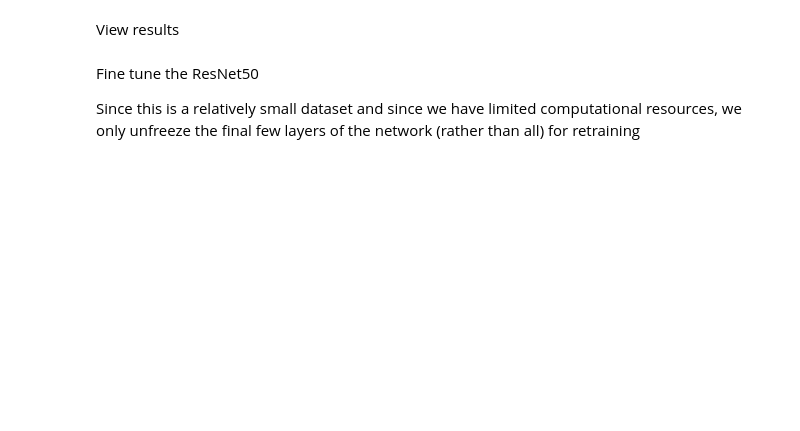
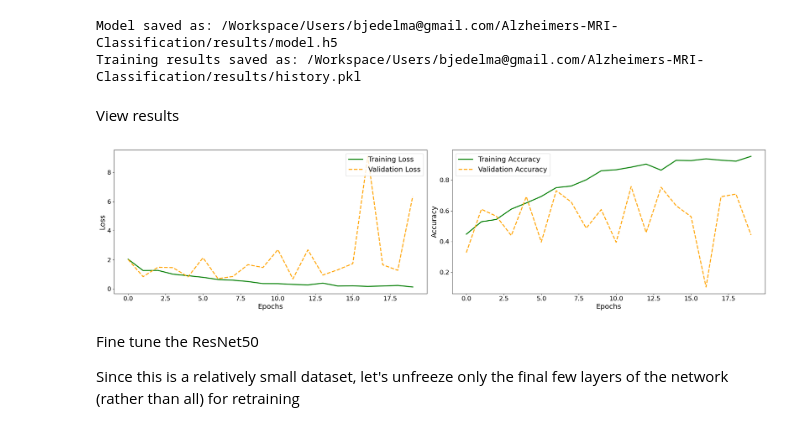
Before and after one commit to BradleyEdelman/Alzheimers-MRI-Classification, a Jupyter notebook: notebooks/03_ResNet50_transfer_learning.ipynb, the cells around one changed output. Saved outputs shown, nothing was run; the diff lists cells and outputs as text; code cells hidden in the pictures; blank space fills up the shorter version.

```diff
--- a/notebooks/03_ResNet50_transfer_learning.ipynb
+++ b/notebooks/03_ResNet50_transfer_learning.ipynb
@@ -63 +51,12 @@ clear_output(wait=False)
+# %%
+# Load data file and unpack contents
+s3_file_path = 'AD_MRI_classification/preprocessed/data_pre.pkl'
+file_path = f"/dbfs/mnt/{s3_file_path}"
+
+with open(file_path, 'rb') as f:
+    train_data, train_lab, test_data, test_lab = pickle.load(f)
+
+# Convert labels to categorical
+train_lab_cat = to_categorical(train_lab.astype('int8'), num_classes=4)
+test_lab_cat = to_categorical(test_lab.astype('int8'), num_classes=4)
 # %% [markdown]
@@ -65,8 +64,6 @@ clear_output(wait=False)
 # %%
-test_lab_idx = np.asarray(test.iloc[:].label)
-
-# Modify the ResNet50 model to accept grayscale images
-res_model = applications.ResNet50(include_top=False, weights=None, input_shape=(128, 128, 3))
+# load ResNet50
+res_model = applications.ResNet50(include_top=False, weights=None, input_shape=(train_data.shape[1], train_data.shape[2], 3))
 
 # Freeze all layers except the last block
 for layer in res_model.layers[:-10]:
@@ -81,4 +78,4 @@ input_layer = layers.Input(shape=(128, 128, 1))
 x = layers.Conv2D(3, (3, 3), padding='same')(input_layer)
 x = res_model(x)
 x = layers.Flatten()(x)
-x = layers.Dense(4, activation='softmax')(x)  # Add Dense layer with number of classes
+x = layers.Dense(len(np.unique(train_lab)), activation='softmax')(x)  # Add Dense layer with number of unique classes
@@ -94,10 +129,6 @@ model.summary()
 # %%
-# Convert labels to categorical
-train_labels_cat = to_categorical(train_lab_idx.astype('int8'), num_classes=4)
-test_labels_cat = to_categorical(test_lab_idx.astype('int8'), num_classes=4)
-
 # Train the model
 history = model.fit(
-    train_data, train_labels_cat, epochs=10,
-    validation_data=(test_data, test_labels_cat)
+    train_data, train_lab_cat, epochs=20,
+    validation_data=(test_data, test_lab_cat)
 )
@@ -104,2 +147,21 @@ history = model.fit(
+# %%
+# Save model and results
+cwd = os.getcwd()
+results_dir = os.path.join(os.path.dirname(cwd), 'results')
+
+model_file = os.path.join(results_dir, 'model_resnet50.h5')
+results_file = os.path.join(results_dir, 'history_resnet50.pkl')
+
+# Save model
+model.save(model_file)
+with open(results_file, 'wb') as f:
+    pickle.dump(history, f)
+clear_output(wait=False)
+
+print(f"Model saved as: {model_file}")
+print(f"Training results saved as: {results_file}")
+# %% [output]
+Model saved as: /Workspace/Users/bjedelma@gmail.com/Alzheimers-MRI-Classification/results/model.h5
+Training results saved as: /Workspace/Users/bjedelma@gmail.com/Alzheimers-MRI-Classification/results/history.pkl
 # %% [markdown]
 View results
@@ -127,7 +168,11 @@ plt.show()
+# %%
+visualize_training(history)
+# %% [output]
+[figure, added]
 # %% [markdown]
 Fine tune the ResNet50
 
-Since this is a relatively small dataset and since we have limited computational resources, we only unfreeze the final few layers of the network (rather than all) for retraining
+Since this is a relatively small dataset, let's unfreeze only the final few layers of the network (rather than all) for retraining
 # %%
 # How many layers are in the base model
 print("Number of layers in ResNet50: ", len(res_model.layers))
```
Also changed, not shown: parts of 20 cells of this notebook, 8 other files.
